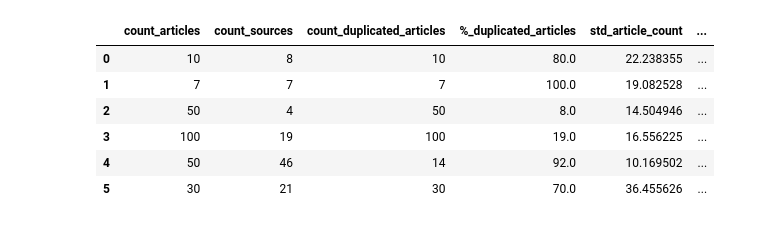
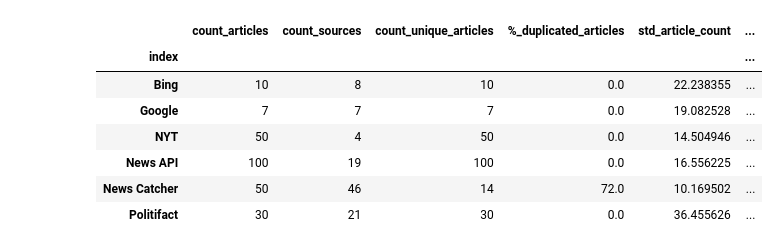
Before and after one commit to ohhappylife/ETLCFA, a Jupyter notebook: Analyze Articles.ipynb, the cells around one changed output. Cells and saved outputs as stored; diff of their text form; code cells hidden in the pictures.

```diff
--- a/Analyze Articles.ipynb
+++ b/Analyze Articles.ipynb
@@ -10,15 +12,14 @@ import numpy as np
 information = information.to_frame().reset_index(drop = True)
 information = information.join(df.groupby('camefrom')['Author'].nunique().to_frame().reset_index(drop = True))
 information = information.join(df.groupby('camefrom')['Title_without_stopwords'].nunique().to_frame().reset_index(drop = True))
-information['%_duplicated'] = ((information.iloc[:, 1] /  information.iloc[:, 0])) * 100
+information['%_duplicated'] = (1 - (information.iloc[:, 2] /  information.iloc[:, 0])) * 100
 df['length'] = df['Title_without_stopwords'].apply(len)
-#information = information.join(df.groupby('camefrom')['length'].mean().reset_index(drop = True))
 information = information.join(df.groupby('camefrom')['length'].agg([np.std, np.min, np.max, np.average]).reset_index(drop = True)
 )
 
 information.rename(columns={'Author': 'count_sources',
                             'camefrom': 'count_articles',
-                            'Title_without_stopwords' : 'count_duplicated_articles',
+                            'Title_without_stopwords' : 'count_unique_articles',
                             '%_duplicated' : '%_duplicated_articles',
                             'std' : 'std_article_count',
                             'amin' : 'min_article_count',
@@ -29,15 +30,14 @@ information.rename(columns={'Author': 'count_sources',
 text = df.groupby('camefrom')['camefrom'].count()
 text = text.to_frame().reset_index(drop = True)
 text = text.join(df.groupby('camefrom')['Text_without_stopwords'].nunique().to_frame().reset_index(drop = True))
-text['%_duplicated'] = ((text.iloc[:, 1] /  text.iloc[:, 0])) * 100
+text['%_duplicated'] = (1- (text.iloc[:, 1] /  text.iloc[:, 0])) * 100
 df['length'] = df['Text_without_stopwords'].apply(len)
-#information = information.join(df.groupby('camefrom')['length'].mean().reset_index(drop = True))
 text = text.join(df.groupby('camefrom')['length'].agg([np.std, np.min, np.max, np.average]).reset_index(drop = True)
 )
 
 text.rename(columns={'Author': 'count_sources',
                      'camefrom': 'count_texts',
-                     'Text_without_stopwords' : 'count_duplicated_texts',
+                     'Text_without_stopwords' : 'count_unique_texts',
                      '%_duplicated' : '%_duplicated_texts',
                      'std' : 'std_texts_count',
                      'amin' : 'min_texts_count',
@@ -69,10 +64,14 @@ Name: Author, dtype: int64
 # %%
 merged = information.join(text)
-# %% [output]
-|  | count_articles | count_sources | count_duplicated_articles | %_duplicated_articles | std_article_count | ... |
-| 0 | 10 | 8 | 10 | 80.0 | 22.238355 | ... |
-| 1 | 7 | 7 | 7 | 100.0 | 19.082528 | ... |
-| 2 | 50 | 4 | 50 | 8.0 | 14.504946 | ... |
-| 3 | 100 | 19 | 100 | 19.0 | 16.556225 | ... |
-| 4 | 50 | 46 | 14 | 92.0 | 10.169502 | ... |
-| 5 | 30 | 21 | 30 | 70.0 | 36.455626 | ... |
+# %%
+merged['index'] =  ['Bing', 'Google', 'NYT', 'News API', 'News Catcher', 'Politifact']
+merged.set_index('index')
+# %% [output]
+|  | count_articles | count_sources | count_unique_articles | %_duplicated_articles | std_article_count | ... |
+| index |  |  |  |  |  | ... |
+| Bing | 10 | 8 | 10 | 0.0 | 22.238355 | ... |
+| Google | 7 | 7 | 7 | 0.0 | 19.082528 | ... |
+| NYT | 50 | 4 | 50 | 0.0 | 14.504946 | ... |
+| News API | 100 | 19 | 100 | 0.0 | 16.556225 | ... |
+| News Catcher | 50 | 46 | 14 | 72.0 | 10.169502 | ... |
+| Politifact | 30 | 21 | 30 | 0.0 | 36.455626 | ... |
```
Also changed, not shown: parts of 4 cells of this notebook, 1 other file.
